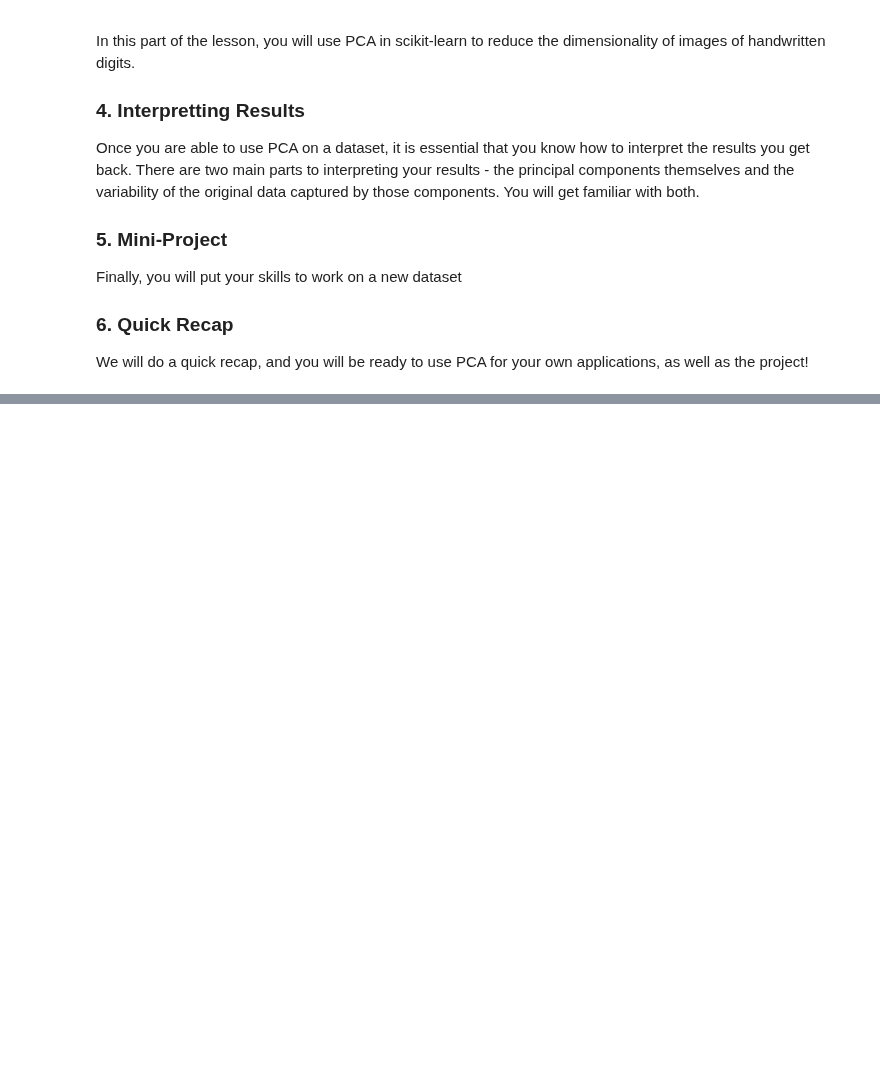
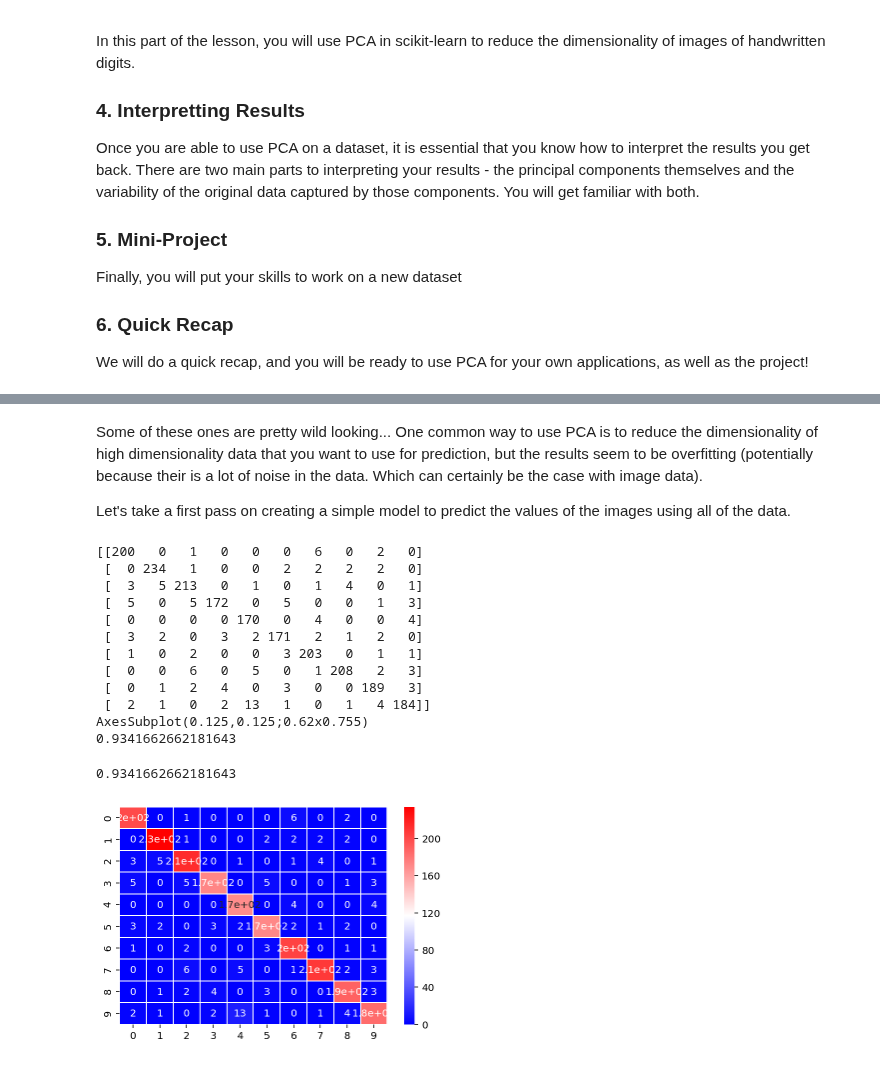
Before and after one commit to ChristopherDaigle/Udacity, a Jupyter notebook: IntroductionToMachineLearningProgram/Part4_UnsupervisedLearning/Dimensionality Reduction and PCA/Notes on Unsupervised Learning - PCA.ipynb, the cells around one changed output, grey strips where cells are left out. Drawn from its saved outputs; the diff is of its cells as text; code cells hidden in the pictures; blank space fills up the shorter version.

```diff
--- a/IntroductionToMachineLearningProgram/Part4_UnsupervisedLearning/Dimensionality Reduction and PCA/Notes on Unsupervised Learning - PCA.ipynb
+++ b/IntroductionToMachineLearningProgram/Part4_UnsupervisedLearning/Dimensionality Reduction and PCA/Notes on Unsupervised Learning - PCA.ipynb
@@ -148,0 +269,48 @@ Some short items about PCA
+# %% [markdown]
+Some of these ones are pretty wild looking...  One common way to use PCA is to reduce the dimensionality of high dimensionality data that you want to use for prediction, but the results seem to be overfitting (potentially because their is a lot of noise in the data.  Which can certainly be the case with image data).
+
+Let's take a first pass on creating a simple model to predict the values of the images using all of the data.
+# %%
+#Because we will fit this more than once, might as well make a function
+def fit_random_forest_classifier(X, y):
+    '''
+    INPUT: names are pretty self explanatory
+    OUTPUT: none - prints the confusion matrix and accuracy
+    '''
+    #First let's create training and testing data
+    X_train, X_test, y_train, y_test = train_test_split(X, y, test_size=0.33, random_state=42)
+
+    #We could grid search and tune, but let's just fit a simple model to see how it does
+    #instantiate
+    clf = RandomForestClassifier(n_estimators=100, max_depth=None)
+
+    #fit
+    clf.fit(X_train, y_train)
+
+    #predict
+    y_preds = clf.predict(X_test)
+
+    #score
+    mat = confusion_matrix(y_test, y_preds)
+    print(mat)
+    print(sns.heatmap(mat, annot=True, cmap='bwr', linewidths=.5))
+    acc = accuracy_score(y_test, y_preds)
+    print(acc)
+    return acc
+
+fit_random_forest_classifier(X, y)
+# %% [output]
+[[200   0   1   0   0   0   6   0   2   0]
+ [  0 234   1   0   0   2   2   2   2   0]
+ [  3   5 213   0   1   0   1   4   0   1]
+ [  5   0   5 172   0   5   0   0   1   3]
+ [  0   0   0   0 170   0   4   0   0   4]
+ [  3   2   0   3   2 171   2   1   2   0]
+ [  1   0   2   0   0   3 203   0   1   1]
+ [  0   0   6   0   5   0   1 208   2   3]
+ [  0   1   2   4   0   3   0   0 189   3]
+ [  2   1   0   2  13   1   0   1   4 184]]
+AxesSubplot(0.125,0.125;0.62x0.755)
+0.9341662662181643
+0.9341662662181643
+[figure, added]
```
Also changed, not shown: parts of 100 cells of this notebook, 5 other files.
